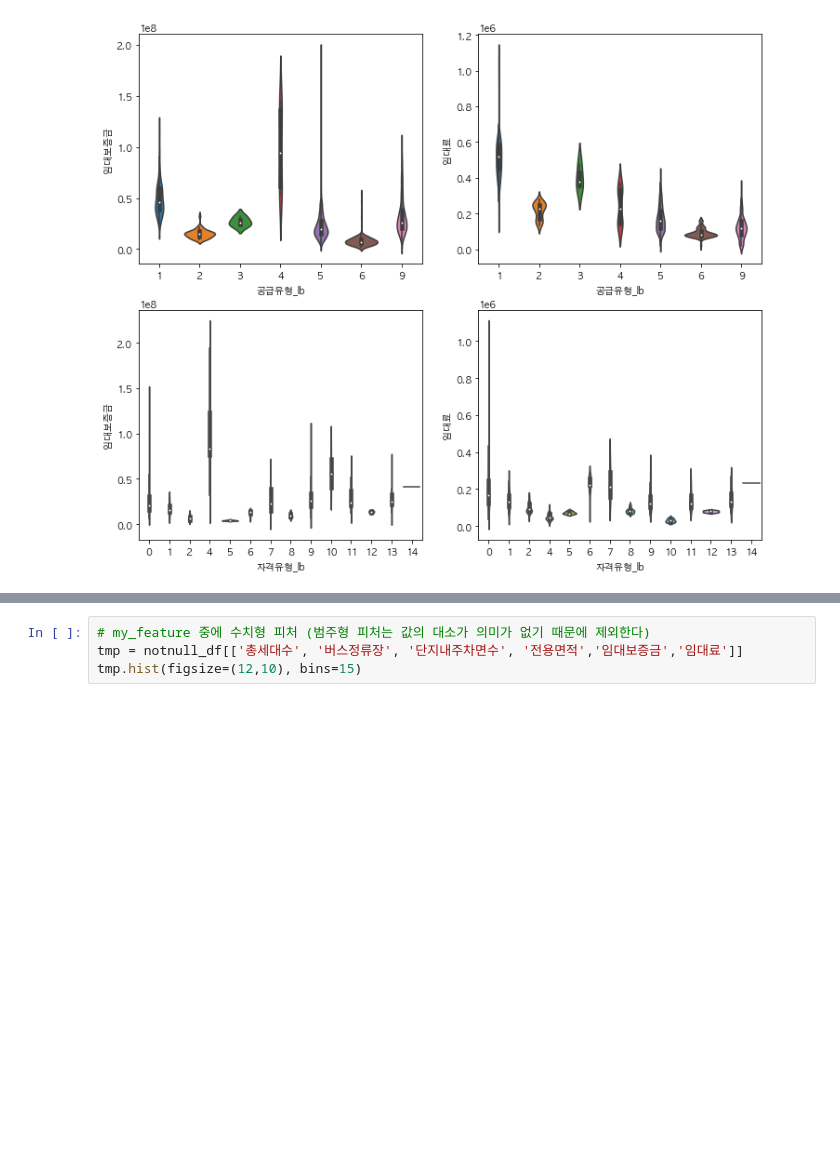
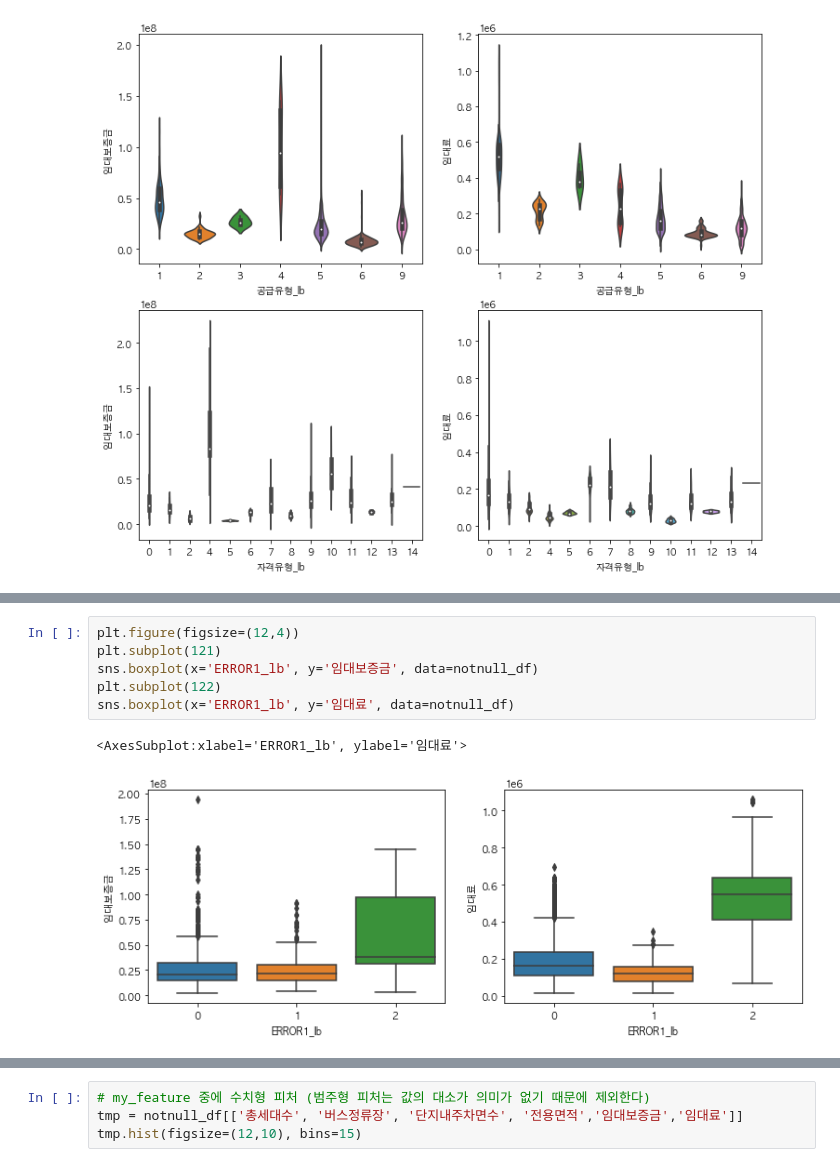
Before and after one commit to likelion-aischool-10/parking_demand_competition, a Jupyter notebook: 임대보증금 및 임대료 예측/0722_임대보증금임대료_EDA.ipynb, the cells around one changed output, grey strips where cells are left out. Cells and saved outputs as stored; diff of their text form; blank space fills up the shorter version.

Commit message:
210726 - error1 update

```diff
--- a/임대보증금 및 임대료 예측/0722_임대보증금임대료_EDA.ipynb
+++ b/임대보증금 및 임대료 예측/0722_임대보증금임대료_EDA.ipynb
@@ -319,2 +324,11 @@ sns.violinplot(x='자격유형_lb', y='임대료', data=tmp_df)
+# %%
+plt.figure(figsize=(12,4))
+plt.subplot(121)
+sns.boxplot(x='ERROR1_lb', y='임대보증금', data=notnull_df)
+plt.subplot(122)
+sns.boxplot(x='ERROR1_lb', y='임대료', data=notnull_df)
+# %% [output]
+<AxesSubplot:xlabel='ERROR1_lb', ylabel='임대료'>
+[figure, added]
 # %% [markdown]
 ### 결론
```
Also changed, not shown: parts of 6 cells of this notebook, 31 other files.
